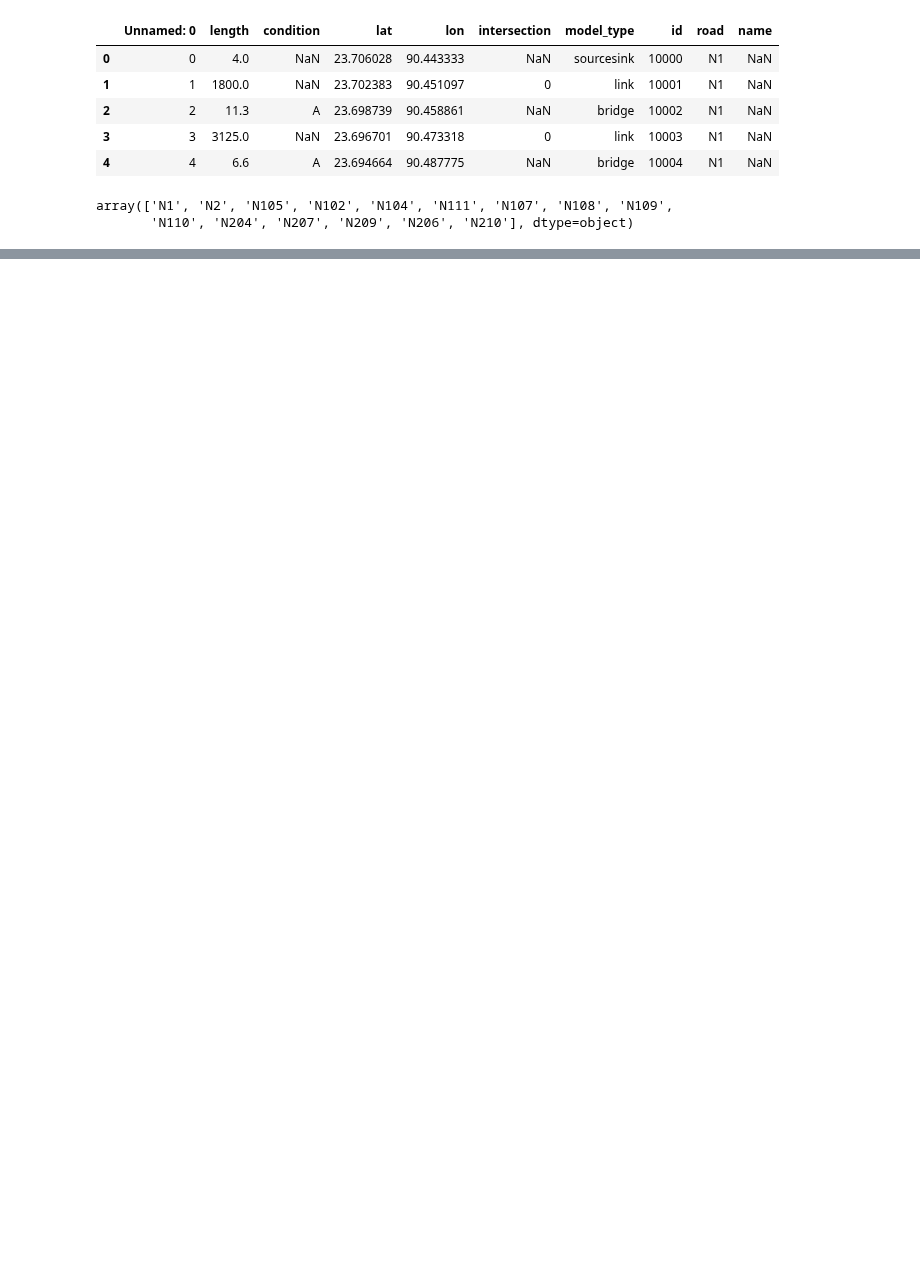
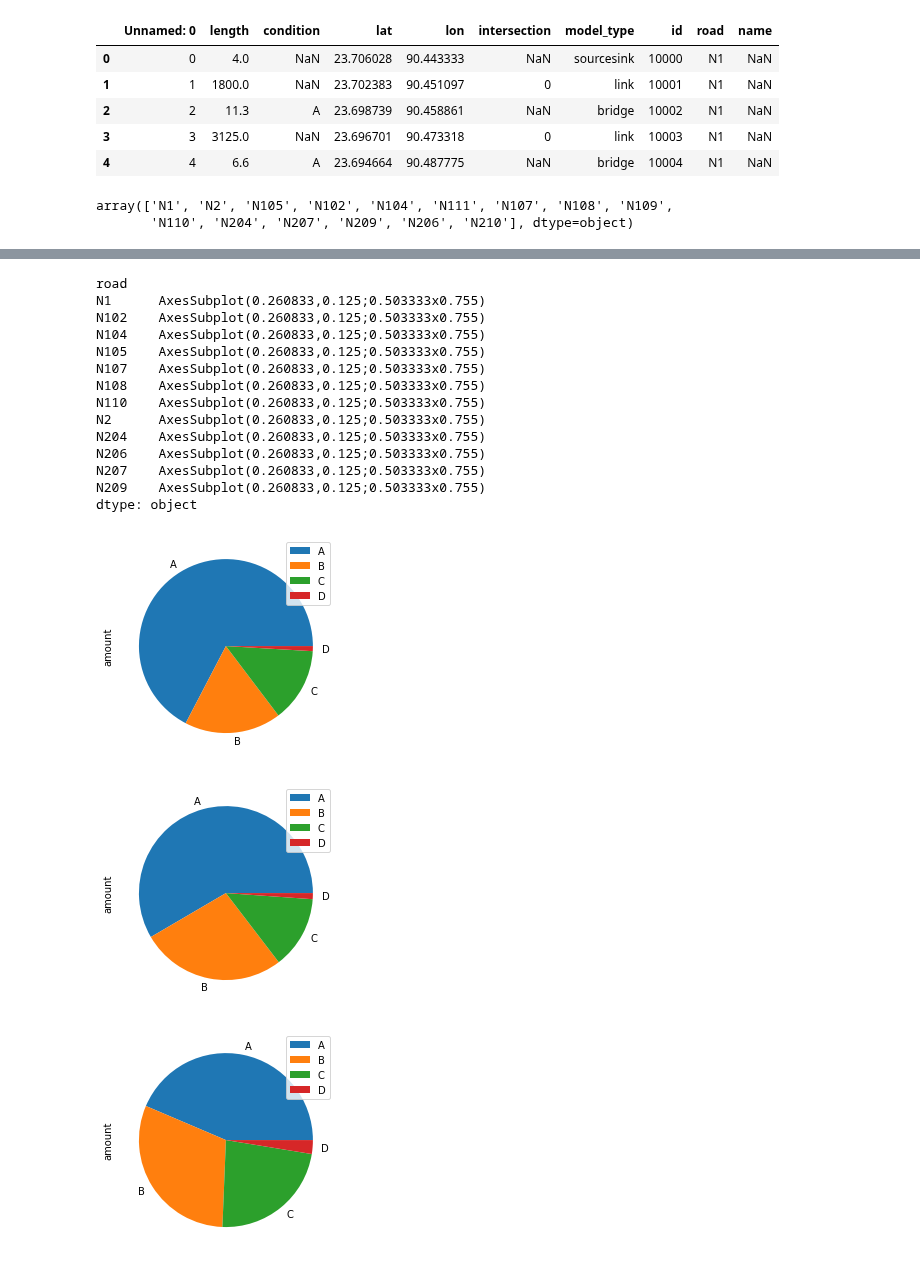
Before and after one commit to EwoutH/EPA1352-Adv-Simulation, a Jupyter notebook: EPA1352-G06-A4/notebook/count_amount_bridge_type.ipynb, the cells around one changed output, grey strips where cells are left out. Saved outputs shown, nothing was run; the diff lists cells and outputs as text; code cells hidden in the pictures; blank space fills up the shorter version.

```diff
--- a/EPA1352-G06-A4/notebook/count_amount_bridge_type.ipynb
+++ b/EPA1352-G06-A4/notebook/count_amount_bridge_type.ipynb
@@ -19,3 +25,6 @@ df.road.unique()
 # %% [output]
 array(['N1', 'N2', 'N105', 'N102', 'N104', 'N111', 'N107', 'N108', 'N109',
        'N110', 'N204', 'N207', 'N209', 'N206', 'N210'], dtype=object)
+# %%
+bridges = pd.read_csv('Amount of bridges type per road.csv')
+bridges.head()
@@ -21,0 +60,23 @@ array(['N1', 'N2', 'N105', 'N102', 'N104', 'N111', 'N107', 'N108', 'N109',
+# %%
+bridges = bridges.set_index('condition')
+# %%
+# Make pie charts of the percentage of conditions per road
+bridges.groupby('road').plot(kind='pie', x='condition', y ='amount')
+# %% [output]
+road
+N1      AxesSubplot(0.260833,0.125;0.503333x0.755)
+N102    AxesSubplot(0.260833,0.125;0.503333x0.755)
+N104    AxesSubplot(0.260833,0.125;0.503333x0.755)
+N105    AxesSubplot(0.260833,0.125;0.503333x0.755)
+N107    AxesSubplot(0.260833,0.125;0.503333x0.755)
+N108    AxesSubplot(0.260833,0.125;0.503333x0.755)
+N110    AxesSubplot(0.260833,0.125;0.503333x0.755)
+N2      AxesSubplot(0.260833,0.125;0.503333x0.755)
+N204    AxesSubplot(0.260833,0.125;0.503333x0.755)
+N206    AxesSubplot(0.260833,0.125;0.503333x0.755)
+N207    AxesSubplot(0.260833,0.125;0.503333x0.755)
+N209    AxesSubplot(0.260833,0.125;0.503333x0.755)
+dtype: object
+[figure, added]
+[figure, added]
+[figure, added]
```
Also changed, not shown: parts of 7 cells of this notebook, 4 other files.
